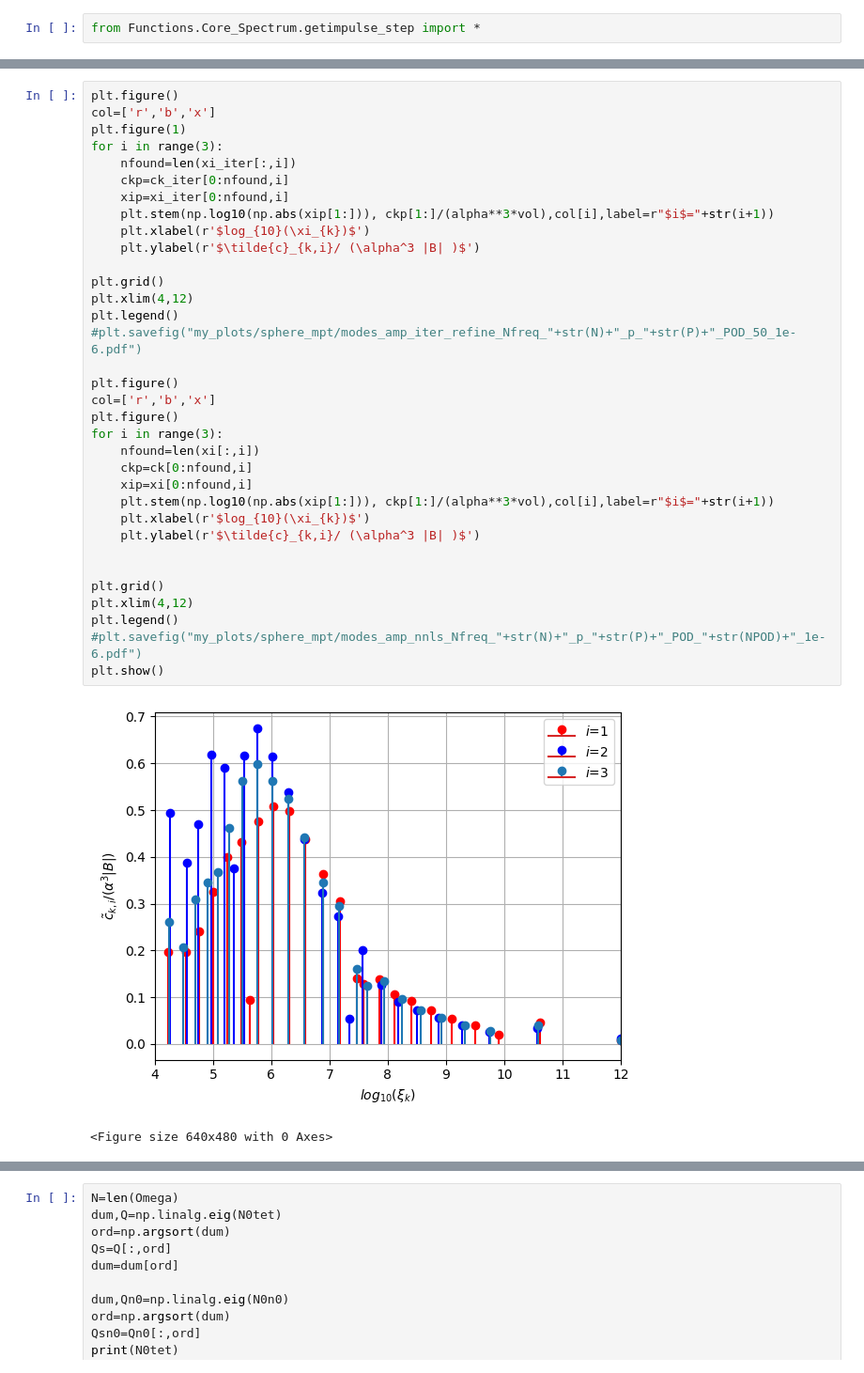
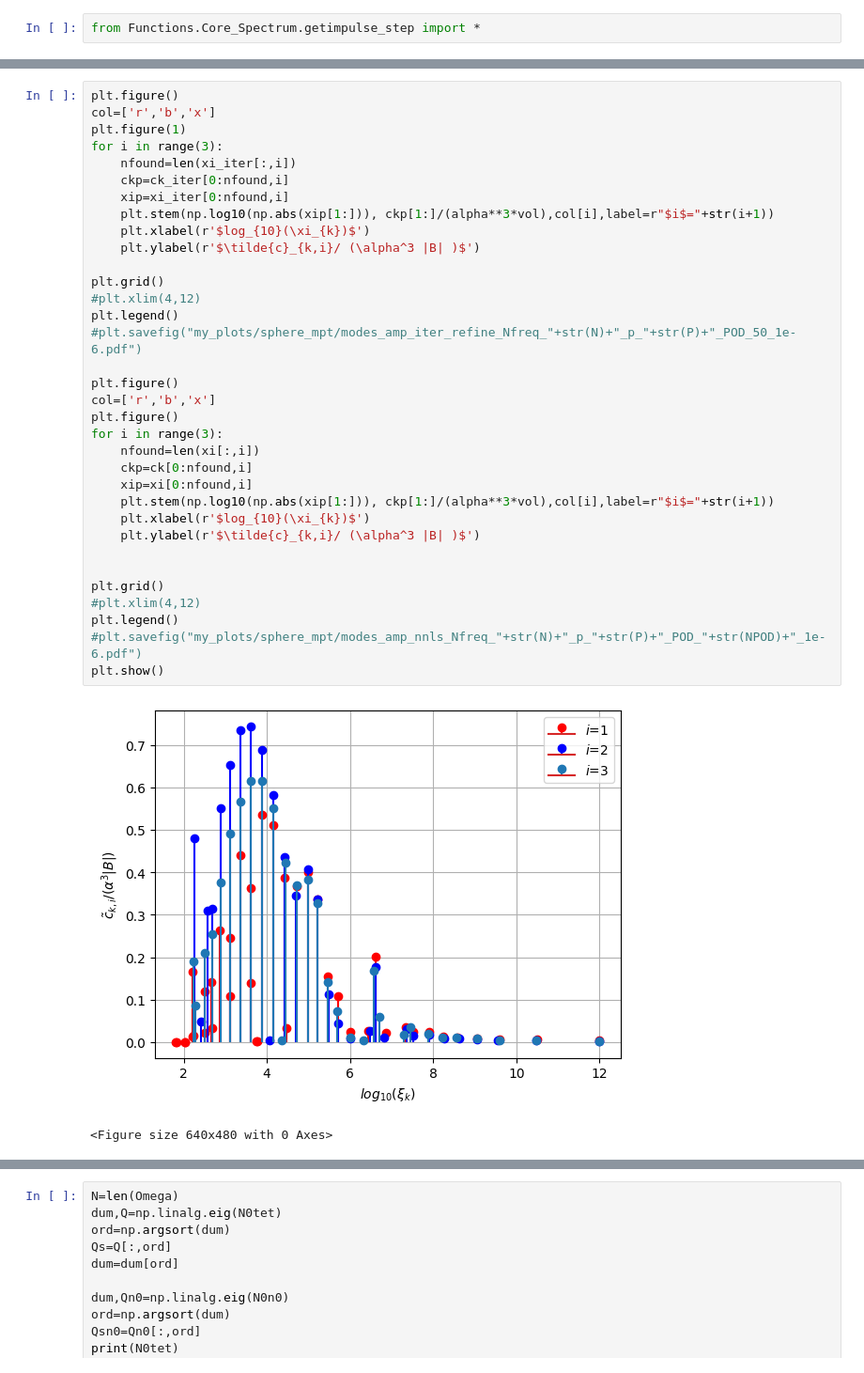
Before and after one commit to MPT-Calculator/MPT-Calculator, a Jupyter notebook: tet_spectrum_results_0_01.ipynb, the cells around one changed output, grey strips where cells are left out. Shown at 94% size. Saved outputs shown, nothing was run; the diff lists cells and outputs as text.

```diff
--- a/tet_spectrum_results_0_01.ipynb
+++ b/tet_spectrum_results_0_01.ipynb
@@ -243,34 +243,34 @@ col=['r','b','x']
 plt.figure(1)
 for i in range(3):
     nfound=len(xi_iter[:,i])
     ckp=ck_iter[0:nfound,i]
     xip=xi_iter[0:nfound,i]
     plt.stem(np.log10(np.abs(xip[1:])), ckp[1:]/(alpha**3*vol),col[i],label=r"$i$="+str(i+1))
     plt.xlabel(r'$log_{10}(\xi_{k})$')
     plt.ylabel(r'$\tilde{c}_{k,i}/ (\alpha^3 |B| )$')
 
 plt.grid()
-plt.xlim(4,12)
+#plt.xlim(4,12)
 plt.legend()
 #plt.savefig("my_plots/sphere_mpt/modes_amp_iter_refine_Nfreq_"+str(N)+"_p_"+str(P)+"_POD_50_1e-6.pdf")
 
 plt.figure()
 col=['r','b','x']
 plt.figure()
 for i in range(3):
     nfound=len(xi[:,i])
     ckp=ck[0:nfound,i]
     xip=xi[0:nfound,i]
     plt.stem(np.log10(np.abs(xip[1:])), ckp[1:]/(alpha**3*vol),col[i],label=r"$i$="+str(i+1))
     plt.xlabel(r'$log_{10}(\xi_{k})$')
     plt.ylabel(r'$\tilde{c}_{k,i}/ (\alpha^3 |B| )$')
 
 
 plt.grid()
-plt.xlim(4,12)
+#plt.xlim(4,12)
 plt.legend()
 #plt.savefig("my_plots/sphere_mpt/modes_amp_nnls_Nfreq_"+str(N)+"_p_"+str(P)+"_POD_"+str(NPOD)+"_1e-6.pdf")
 plt.show()
 # %% [output]
-[figure, old version]
+[figure, new version]
 <Figure size 640x480 with 0 Axes>
```
Also changed, not shown: parts of 7 cells of this notebook, 19 other files.
